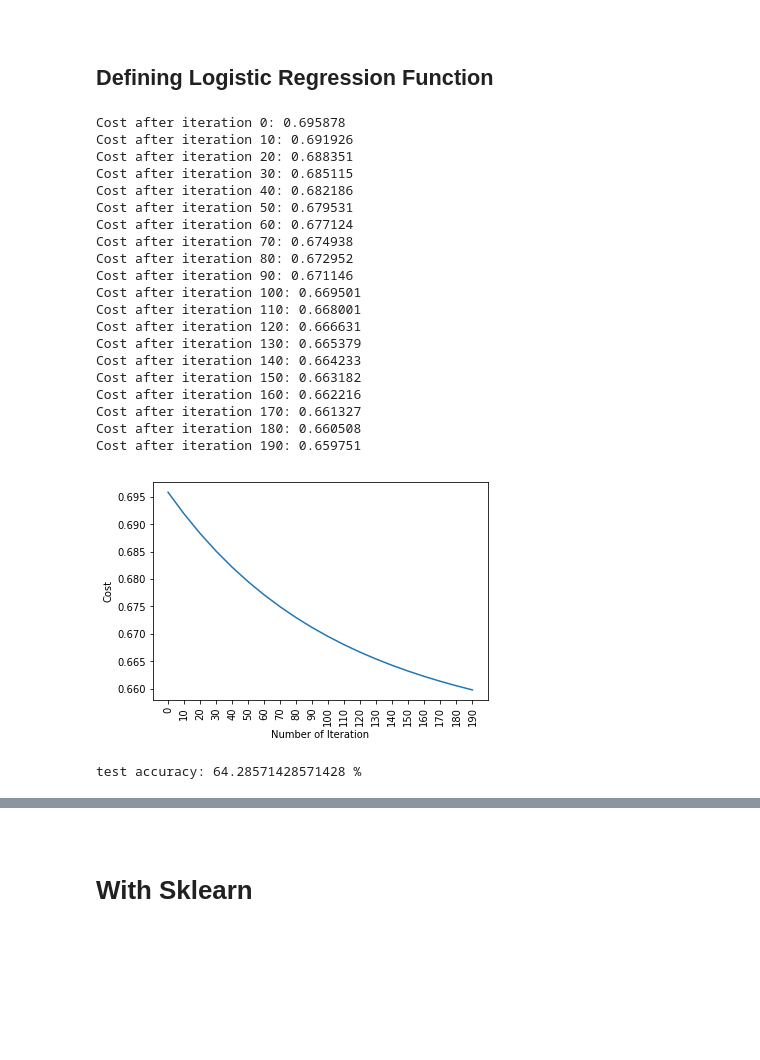
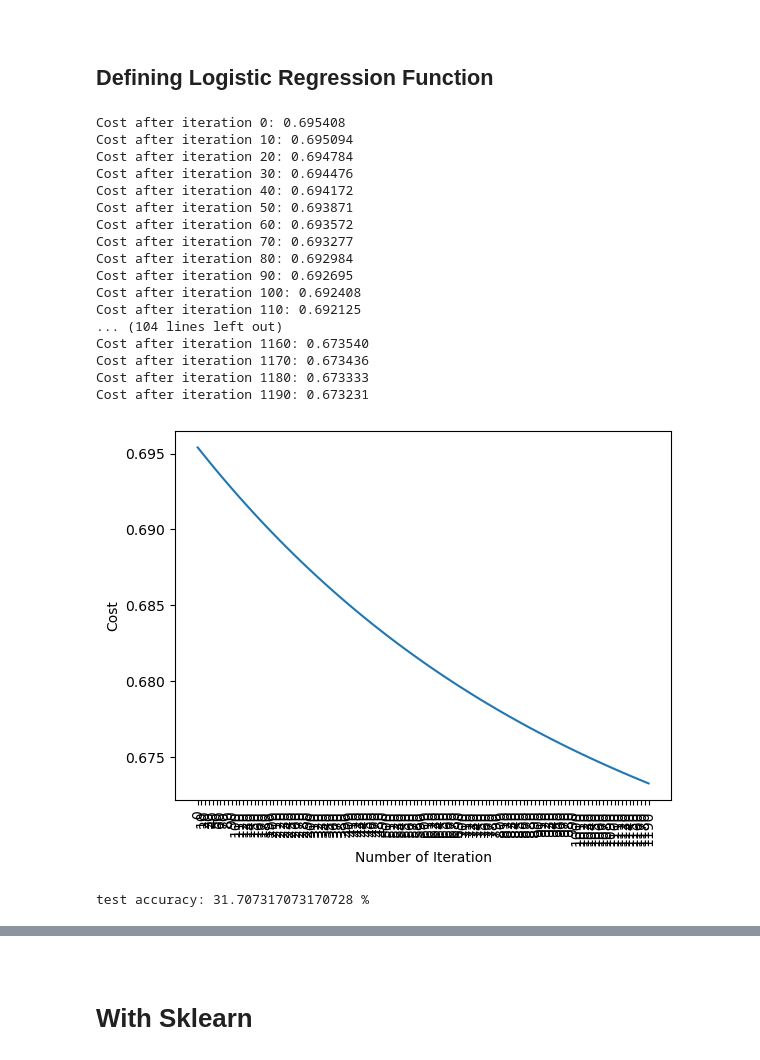
Before and after one commit to nayoung511/yeardream-DS, a Jupyter notebook: 기계학습/기계학습2일차/230808/Session1.ipynb, the cells around one changed output, grey strips where cells are left out. Saved outputs shown, nothing was run; the diff lists cells and outputs as text; code cells hidden in the pictures; blank space fills up the shorter version.

```diff
--- a/기계학습/기계학습2일차/230808/Session1.ipynb
+++ b/기계학습/기계학습2일차/230808/Session1.ipynb
@@ -14,7 +16,7 @@ import os
 <a id = '1'></a><br>
 # Load And Read Data
 # %%
-data = pd.read_csv("drive/MyDrive/230808/diabetes_data.csv")
+data = pd.read_csv("../230808/diabetes_data.csv")
 # %%
 data.head(10)
 # %% [output]
@@ -61,7 +64,7 @@ x.head()
 # %%
 from sklearn.model_selection import train_test_split
 
-x_train, x_test, y_train, y_test = train_test_split(x,y,test_size = 0.2, random_state = 42)
+x_train, x_test, y_train, y_test = train_test_split(x,y,test_size = 0.48, random_state = 42)
 
 x_train = x_train.T
 x_test = x_test.T
@@ -140,7 +163,7 @@ def predict(w,b,x_test):
     z = sigmoid(np.dot(w.T,x_test)+b)
     Y_prediction = np.zeros((1,x_test.shape[1]))
     for i in range(z.shape[1]):
-        if z[0,i]<= 0.5:
+        if z[0,i]<= 0.45:
             Y_prediction[0,i] = 0
         else:
             Y_prediction[0,i] = 1
@@ -160,28 +183,25 @@ def logistic_regression(x_train, y_train, x_test, y_test, learning_rate ,  num_i
 
     print("test accuracy: {} %".format(100 - np.mean(np.abs(y_prediction_test - y_test)) * 100))
 # %%
-logistic_regression(x_train, y_train, x_test, y_test,learning_rate = 0.01, num_iterations = 200)
+logistic_regression(x_train, y_train, x_test, y_test,learning_rate = 0.001, num_iterations = 1200)
 # %% [output]
-Cost after iteration 0: 0.695878
-Cost after iteration 10: 0.691926
-Cost after iteration 20: 0.688351
-Cost after iteration 30: 0.685115
-Cost after iteration 40: 0.682186
-Cost after iteration 50: 0.679531
-Cost after iteration 60: 0.677124
-Cost after iteration 70: 0.674938
-Cost after iteration 80: 0.672952
-Cost after iteration 90: 0.671146
-Cost after iteration 100: 0.669501
-Cost after iteration 110: 0.668001
-Cost after iteration 120: 0.666631
-Cost after iteration 130: 0.665379
-Cost after iteration 140: 0.664233
-Cost after iteration 150: 0.663182
-Cost after iteration 160: 0.662216
-Cost after iteration 170: 0.661327
-Cost after iteration 180: 0.660508
-Cost after iteration 190: 0.659751
+Cost after iteration 0: 0.695408
+Cost after iteration 10: 0.695094
+Cost after iteration 20: 0.694784
+Cost after iteration 30: 0.694476
+Cost after iteration 40: 0.694172
+Cost after iteration 50: 0.693871
+Cost after iteration 60: 0.693572
+Cost after iteration 70: 0.693277
+Cost after iteration 80: 0.692984
+Cost after iteration 90: 0.692695
+Cost after iteration 100: 0.692408
+Cost after iteration 110: 0.692125
+... (104 lines left out)
+Cost after iteration 1160: 0.673540
+Cost after iteration 1170: 0.673436
+Cost after iteration 1180: 0.673333
+Cost after iteration 1190: 0.673231
-[figure, old version]
+[figure, new version]
-test accuracy: 64.28571428571428 %
+test accuracy: 31.707317073170728 %
 # %%
```
Also changed, not shown: parts of 7 cells of this notebook, 3 other files.
